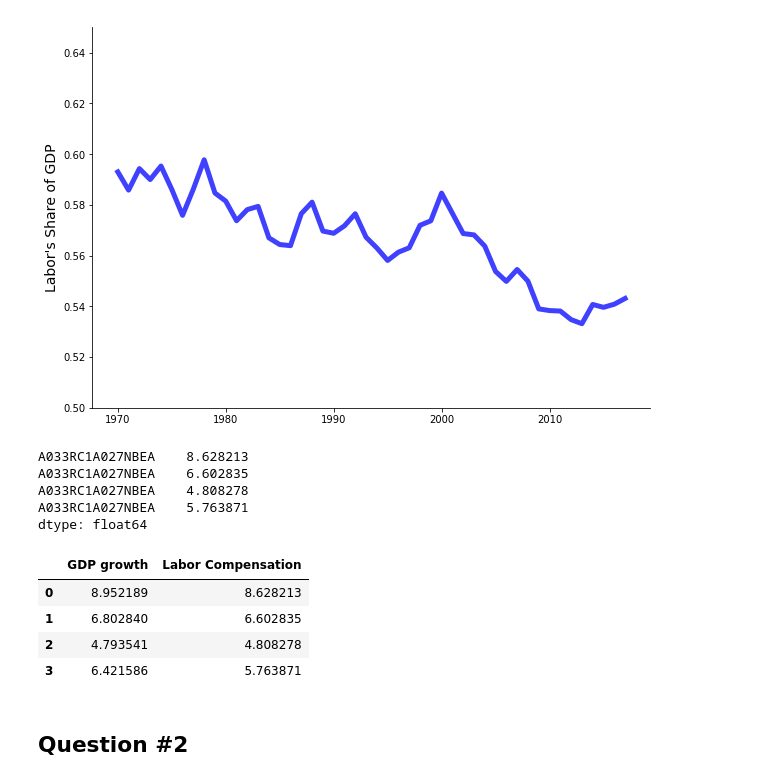
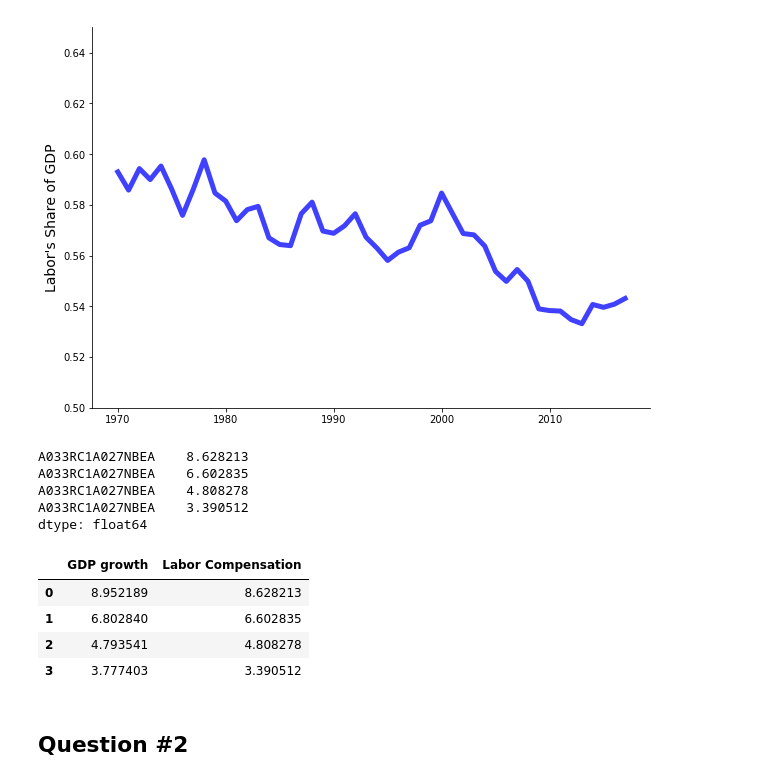
Before and after one commit to mwaugh0328/EGB, a Jupyter notebook: materials/data/problem_set_1.ipynb, the cells around one changed output. Saved outputs shown, nothing was run; the diff lists cells and outputs as text; code cells hidden in the pictures.

```diff
--- a/materials/data/problem_set_1.ipynb
+++ b/materials/data/problem_set_1.ipynb
@@ -57,7 +57,7 @@ gdp_growth = gdp_growth.append(100*(np.log(gdp.loc["1989-12-31"]) - np.log(gdp.l
 
 gdp_growth = gdp_growth.append(100*(np.log(gdp.loc["1999-12-31"]) - np.log(gdp.loc["1990-12-31"]) )/ 10)
 
-gdp_growth = gdp_growth.append(100*(np.log(gdp.loc["2017-12-31"]) - np.log(gdp.loc["2000-12-31"]) )/ 10)
+gdp_growth = gdp_growth.append(100*(np.log(gdp.loc["2017-12-31"]) - np.log(gdp.loc["2000-12-31"]) )/ 17)
 # %%
 w_growth = (100*(np.log(labor_comp.loc["1979-12-31"]) - np.log(labor_comp.loc["1970-12-31"]) )/ 10)
 
@@ -65,27 +65,27 @@ w_growth = w_growth.append(100*(np.log(labor_comp.loc["1989-12-31"]) - np.log(la
 
 w_growth = w_growth.append(100*(np.log(labor_comp.loc["1999-12-31"]) - np.log(labor_comp.loc["1990-12-31"]) )/ 10)
 
-w_growth = w_growth.append(100*(np.log(labor_comp.loc["2017-12-31"]) - np.log(labor_comp.loc["2000-12-31"]) )/ 10)
+w_growth = w_growth.append(100*(np.log(labor_comp.loc["2017-12-31"]) - np.log(labor_comp.loc["2000-12-31"]) )/ 17)
 # %%
 w_growth
 # %% [output]
 A033RC1A027NBEA    8.628213
 A033RC1A027NBEA    6.602835
 A033RC1A027NBEA    4.808278
-A033RC1A027NBEA    5.763871
+A033RC1A027NBEA    3.390512
 dtype: float64
 # %%
-tabe_one = pd.concat([gdp_growth.reset_index(drop=True), w_growth.reset_index(drop=True)], axis = 1)
+table_one = pd.concat([gdp_growth.reset_index(drop=True), w_growth.reset_index(drop=True)], axis = 1)
 # %%
-tabe_one.columns = ["GDP growth", "Labor Compensation"]
+table_one.columns = ["GDP growth", "Labor Compensation"]
-# %%
-tabe_one
-# %% [output]
-|  | GDP growth | Labor Compensation |
-| 0 | 8.952189 | 8.628213 |
-| 1 | 6.802840 | 6.602835 |
-| 2 | 4.793541 | 4.808278 |
-| 3 | 6.421586 | 5.763871 |
+# %%
+table_one
+# %% [output]
+|  | GDP growth | Labor Compensation |
+| 0 | 8.952189 | 8.628213 |
+| 1 | 6.802840 | 6.602835 |
+| 2 | 4.793541 | 4.808278 |
+| 3 | 3.777403 | 3.390512 |
 # %% [markdown]
 ## Question \#2
 # %%
```
Also changed, not shown: parts of 6 cells of this notebook, 1 other file.
